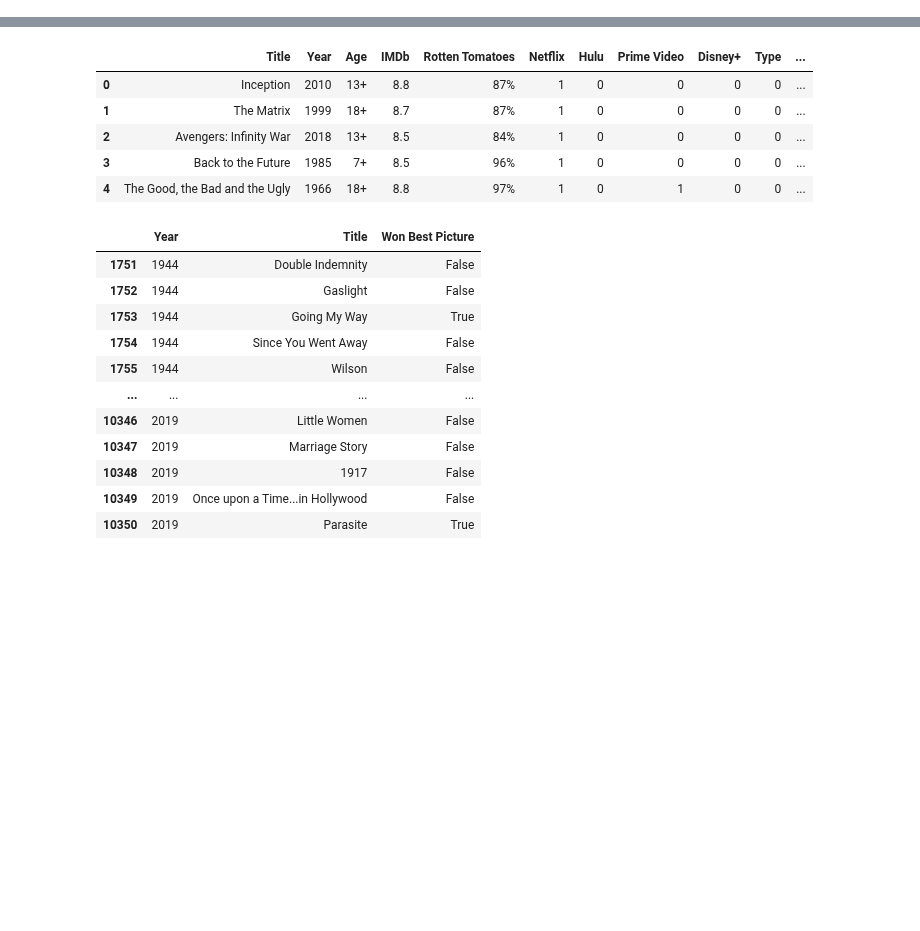
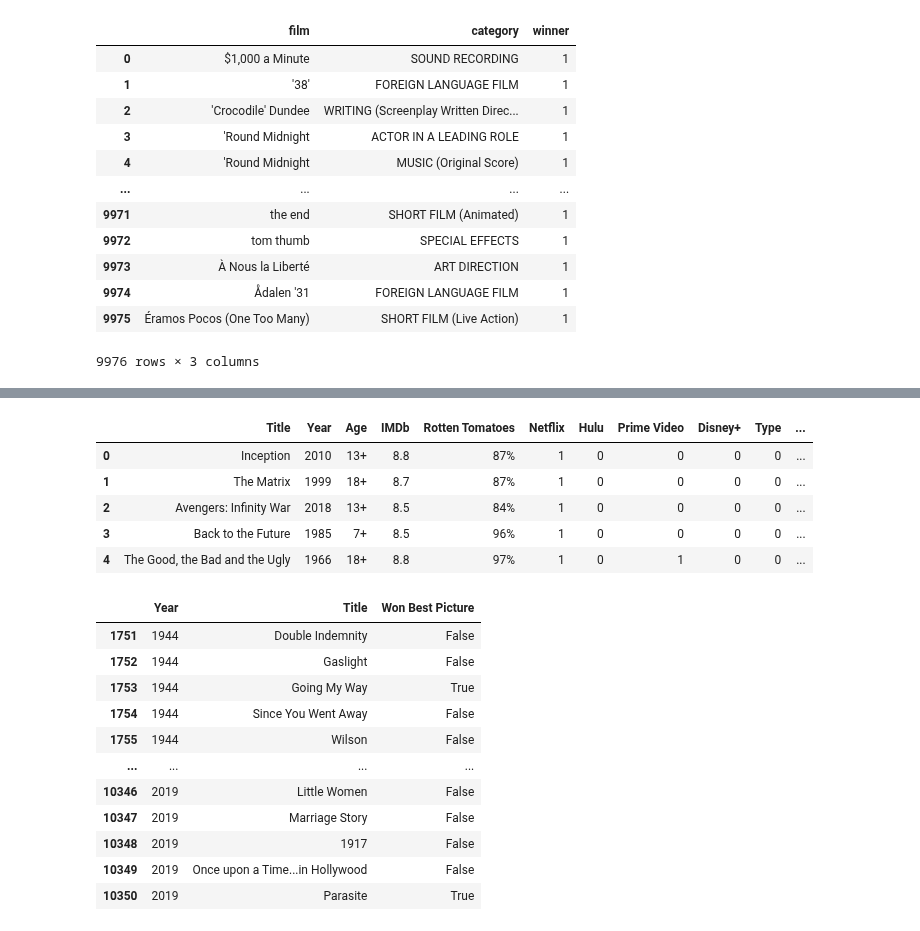
Before and after one commit to jacance/streaming-service-analysis, a Jupyter notebook: data_merge_justin.ipynb, the cells around one changed output, grey strips where cells are left out. Cells and saved outputs as stored; diff of their text form; code cells hidden in the pictures; blank space fills up the shorter version.

```diff
--- a/data_merge_justin.ipynb
+++ b/data_merge_justin.ipynb
@@ -13,0 +43,19 @@ movies_df = pd.read_csv(movies_file)
+# %%
+df = oscars_df.groupby(["film", "category"])["winner"].count()
+df2 = df.to_frame().reset_index()
+# .rename(columns={"index":"Title", "film":"Nomination"})
+df2
+# %% [output]
+|  | film | category | winner |
+| 0 | $1,000 a Minute | SOUND RECORDING | 1 |
+| 1 | '38' | FOREIGN LANGUAGE FILM | 1 |
+| 2 | 'Crocodile' Dundee | WRITING (Screenplay Written Direc... | 1 |
+| 3 | 'Round Midnight | ACTOR IN A LEADING ROLE | 1 |
+| 4 | 'Round Midnight | MUSIC (Original Score) | 1 |
+| ... | ... | ... | ... |
+| 9971 | the end | SHORT FILM (Animated) | 1 |
+| 9972 | tom thumb | SPECIAL EFFECTS | 1 |
+| 9973 | À Nous la Liberté | ART DIRECTION | 1 |
+| 9974 | Ådalen '31 | FOREIGN LANGUAGE FILM | 1 |
+| 9975 | Éramos Pocos (One Too Many) | SHORT FILM (Live Action) | 1 |
+9976 rows × 3 columns
```
Also changed, not shown: parts of 10 cells of this notebook.
